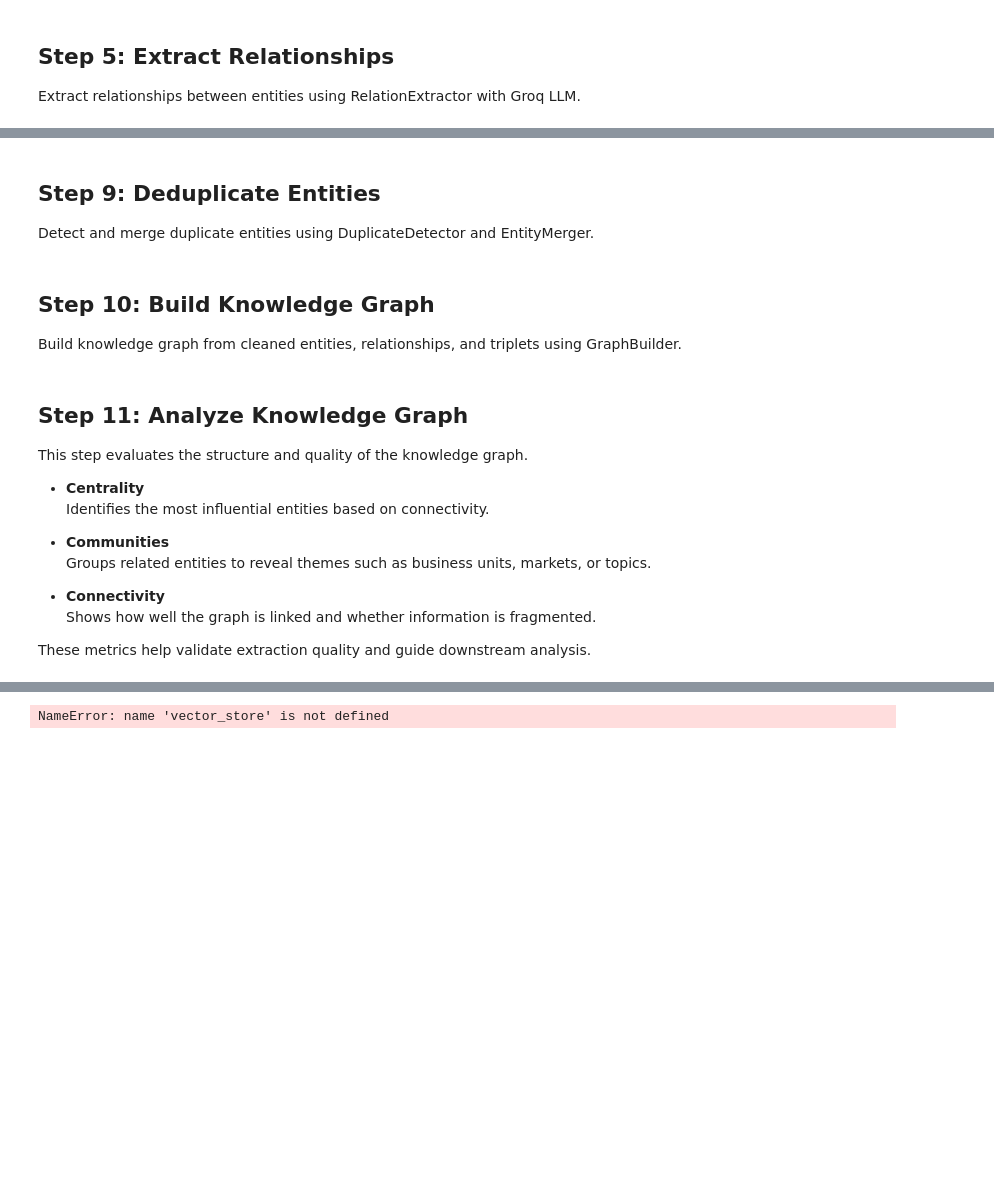
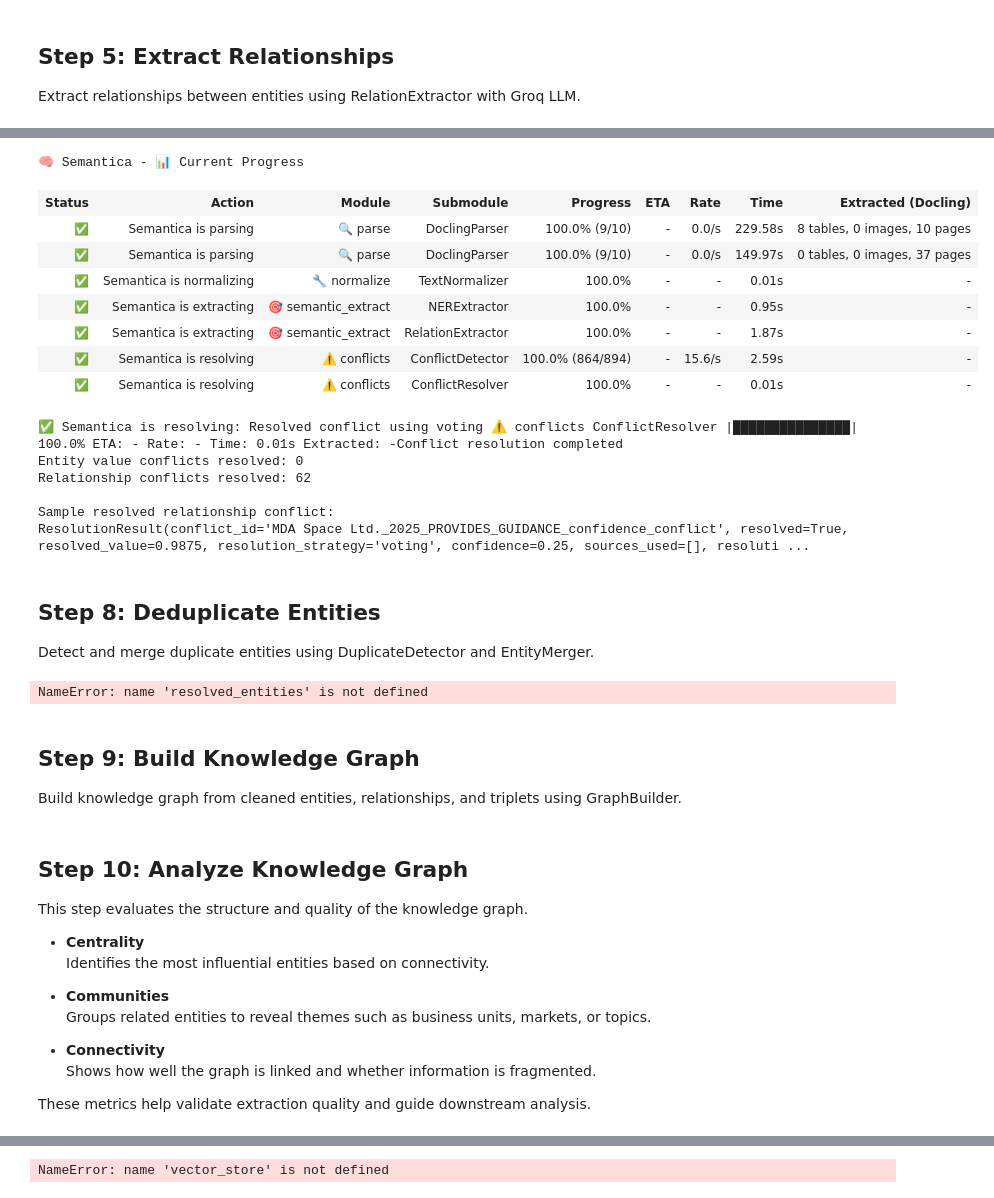
Before and after one commit to KaifAhmad1/semantica, a Jupyter notebook: cookbook/use_cases/finance/03_Earnings_Call_Analysis.ipynb, the cells around one changed output, grey strips where cells are left out. Saved outputs shown, nothing was run; the diff lists cells and outputs as text; code cells hidden in the pictures; blank space fills up the shorter version.

```diff
--- a/cookbook/use_cases/finance/03_Earnings_Call_Analysis.ipynb
+++ b/cookbook/use_cases/finance/03_Earnings_Call_Analysis.ipynb
@@ -463,27 +514,59 @@ Resolve detected conflicts using ConflictResolver with voting strategy.
 # %%
 from semantica.conflicts import ConflictResolver
 
 conflict_resolver = ConflictResolver(
     default_strategy="voting",
     source_tracker=source_tracker,
 )
 
-resolved_conflicts = []
+resolved_entity_value_conflicts = []
+resolved_relationship_conflicts = []
 
-for conflict in value_conflicts:
-    resolved_conflicts.append(
-        conflict_resolver.resolve_conflict(conflict, strategy="voting")
+for conflict in entity_value_conflicts:
+    resolved_entity_value_conflicts.append(
+        conflict_resolver.resolve_conflict(
+            conflict,
+            strategy="voting",
+        )
     )
 
 for conflict in relationship_conflicts:
-    resolved_conflicts.append(
-        conflict_resolver.resolve_conflict(conflict, strategy="voting")
+    resolved_relationship_conflicts.append(
+        conflict_resolver.resolve_conflict(
+            conflict,
+            strategy="voting",
+        )
     )
 
 print("Conflict resolution completed")
-print("Total conflicts resolved:", len(resolved_conflicts))
+print("Entity value conflicts resolved:", len(resolved_entity_value_conflicts))
+print("Relationship conflicts resolved:", len(resolved_relationship_conflicts))
+
+if resolved_entity_value_conflicts:
+    print("\nSample resolved entity conflict:")
+    print(resolved_entity_value_conflicts[0])
+
+if resolved_relationship_conflicts:
+    print("\nSample resolved relationship conflict:")
+    print(resolved_relationship_conflicts[0])
+# %% [output]
+🧠 Semantica - 📊 Current Progress
+| Status | Action | Module | Submodule | Progress | ETA | Rate | Time | Extracted (Docling) |
+| ✅ | Semantica is parsing | 🔍 parse | DoclingParser | 100.0% (9/10) | - | 0.0/s | 229.58s | 8 tables, 0 images, 10 pages |
+| ✅ | Semantica is parsing | 🔍 parse | DoclingParser | 100.0% (9/10) | - | 0.0/s | 149.97s | 0 tables, 0 images, 37 pages |
+| ✅ | Semantica is normalizing | 🔧 normalize | TextNormalizer | 100.0% | - | - | 0.01s | - |
+| ✅ | Semantica is extracting | 🎯 semantic_extract | NERExtractor | 100.0% | - | - | 0.95s | - |
+| ✅ | Semantica is extracting | 🎯 semantic_extract | RelationExtractor | 100.0% | - | - | 1.87s | - |
+| ✅ | Semantica is resolving | ⚠️ conflicts | ConflictDetector | 100.0% (864/894) | - | 15.6/s | 2.59s | - |
+| ✅ | Semantica is resolving | ⚠️ conflicts | ConflictResolver | 100.0% | - | - | 0.01s | - |
+✅ Semantica is resolving: Resolved conflict using voting ⚠️ conflicts ConflictResolver |███████████████| 100.0% ETA: - Rate: - Time: 0.01s Extracted: -Conflict resolution completed
+Entity value conflicts resolved: 0
+Relationship conflicts resolved: 62
+
+Sample resolved relationship conflict:
+ResolutionResult(conflict_id='MDA Space Ltd._2025_PROVIDES_GUIDANCE_confidence_conflict', resolved=True, resolved_value=0.9875, resolution_strategy='voting', confidence=0.25, sources_used=[], resoluti ...
 # %% [markdown]
-## Step 9: Deduplicate Entities
+## Step 8: Deduplicate Entities
 
 Detect and merge duplicate entities using DuplicateDetector and EntityMerger.
 # %%
@@ -496,8 +579,8 @@ duplicate_detector = DuplicateDetector(
 
 entity_dicts = [
     {
-        "id": getattr(e, "id", ""),
-        "name": getattr(e, "text", ""),
+        "id": getattr(e, "id", None) or e.text,
+        "name": e.text,
         "type": getattr(e, "label", "UNKNOWN"),
         "confidence": getattr(e, "confidence", 1.0),
         "metadata": getattr(e, "metadata", {}),
@@ -517,11 +600,17 @@ merge_operations = entity_merger.merge_duplicates(
 merged_entities = [op.merged_entity for op in merge_operations]
 
 print("Entity deduplication completed")
-print("Original entities:", len(entity_dicts))
+print("Resolved entities:", len(entity_dicts))
 print("Merged entities:", len(merged_entities))
 print("Duplicates removed:", len(entity_dicts) - len(merged_entities))
+
+if merge_operations:
+    print("\nSample merge operation:")
+    print(merge_operations[0])
+# %% [output]
+NameError: name 'resolved_entities' is not defined
 # %% [markdown]
-## Step 10: Build Knowledge Graph
+## Step 9: Build Knowledge Graph
 
 Build knowledge graph from cleaned entities, relationships, and triplets using GraphBuilder.
 # %%
@@ -564,7 +653,7 @@ print("Knowledge graph build completed")
 print("Final entities:", len(knowledge_graph.get("entities", [])))
 print("Final relationships:", len(knowledge_graph.get("relationships", [])))
 # %% [markdown]
-## Step 11: Analyze Knowledge Graph
+## Step 10: Analyze Knowledge Graph
 
 This step evaluates the structure and quality of the knowledge graph.
 
```
Also changed, not shown: parts of 21 cells of this notebook.
